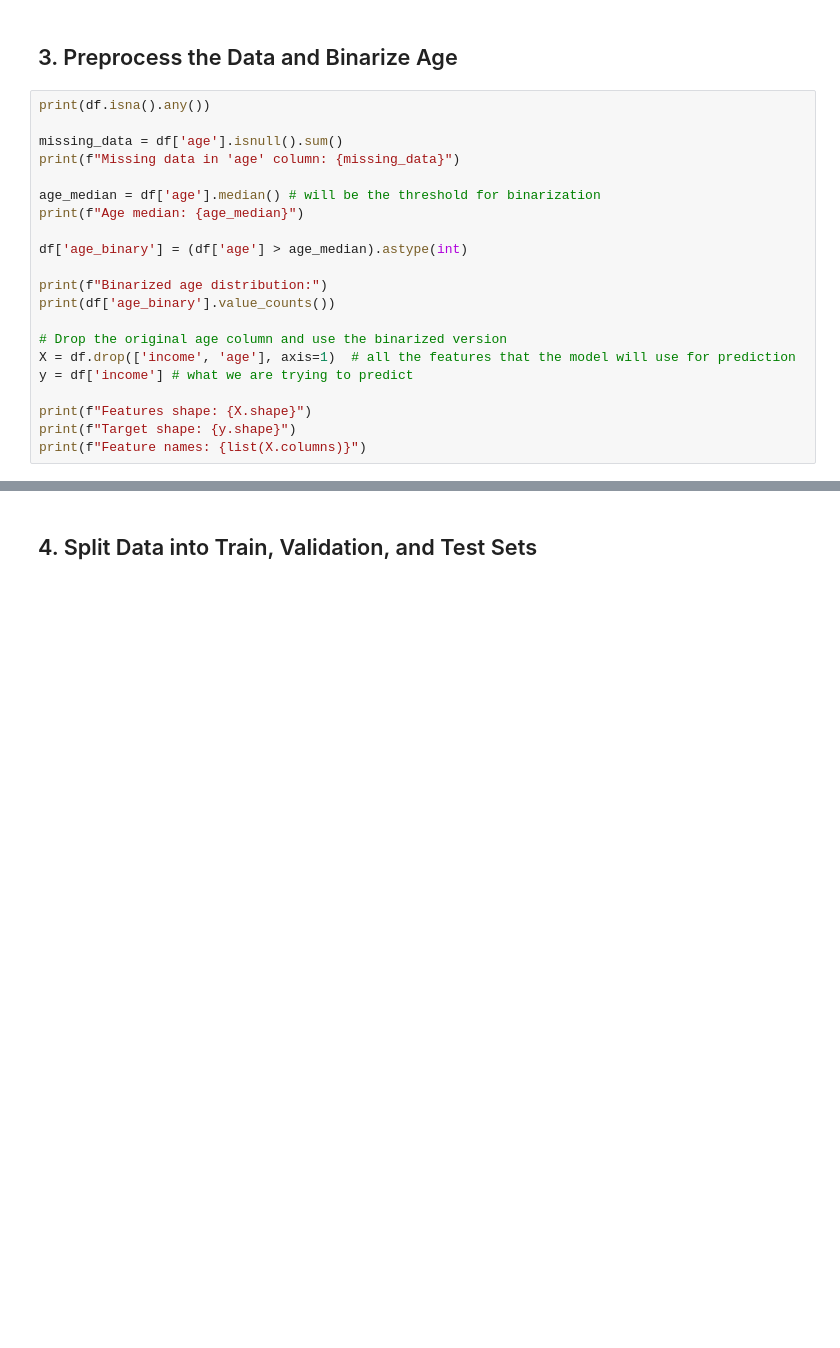
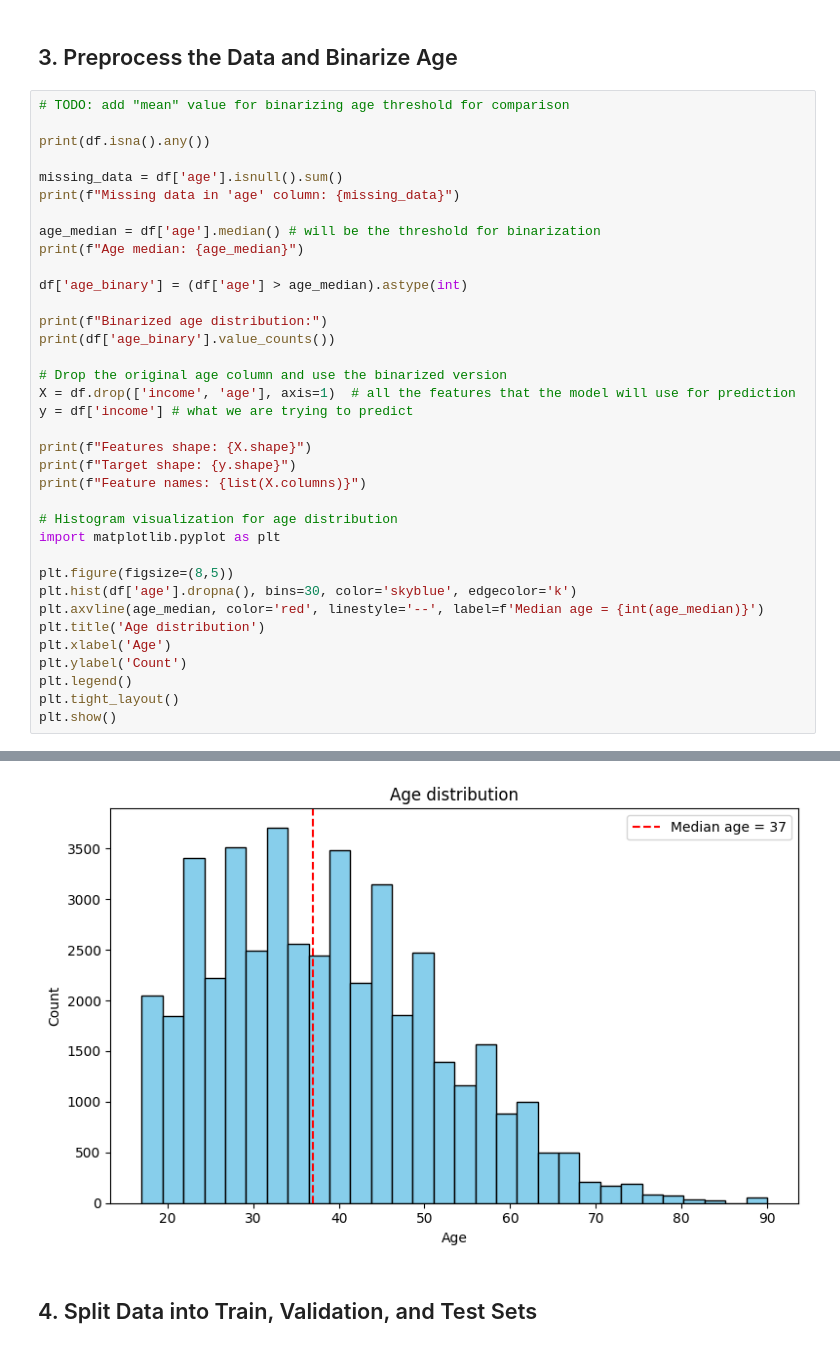
Before and after one commit to kw0jtach/Project_on_responsible_data_science, a Jupyter notebook: Classification.ipynb, the cells around one changed output, grey strips where cells are left out. Saved outputs shown, nothing was run; the diff lists cells and outputs as text; blank space fills up the shorter version.

Commit message:
Added TODOs for classification

```diff
--- a/Classification.ipynb
+++ b/Classification.ipynb
@@ -46,6 +46,8 @@ Name: count, dtype: int64
 # %% [markdown]
 ## 3. Preprocess the Data and Binarize Age
 # %%
+# TODO: add "mean" value for binarizing age threshold for comparison
+
 print(df.isna().any())
 
 missing_data = df['age'].isnull().sum()
@@ -66,4 +68,17 @@ y = df['income'] # what we are trying to predict
 print(f"Features shape: {X.shape}")
 print(f"Target shape: {y.shape}")
 print(f"Feature names: {list(X.columns)}")
+
+# Histogram visualization for age distribution
+import matplotlib.pyplot as plt
+
+plt.figure(figsize=(8,5))
+plt.hist(df['age'].dropna(), bins=30, color='skyblue', edgecolor='k')
+plt.axvline(age_median, color='red', linestyle='--', label=f'Median age = {int(age_median)}')
+plt.title('Age distribution')
+plt.xlabel('Age')
+plt.ylabel('Count')
+plt.legend()
+plt.tight_layout()
+plt.show()
 # %% [output]
@@ -82,8 +97,9 @@ Length: 99, dtype: bool
 ... (6 lines left out)
 Name: count, dtype: int64
 Features shape: (45222, 98)
 Target shape: (45222,)
 Feature names: ['education-num', 'race', 'sex', 'capital-gain', 'capital-loss', 'hours-per-week', 'workclass=Federal-gov', 'workclass=Local-gov', 'workclass=Private', 'workclass=Self-emp-inc', 'workcl ...
+[figure, added]
 # %% [markdown]
 ## 4. Split Data into Train, Validation, and Test Sets
 # %%
```
Also changed, not shown: parts of 5 cells of this notebook, 1 other file.
